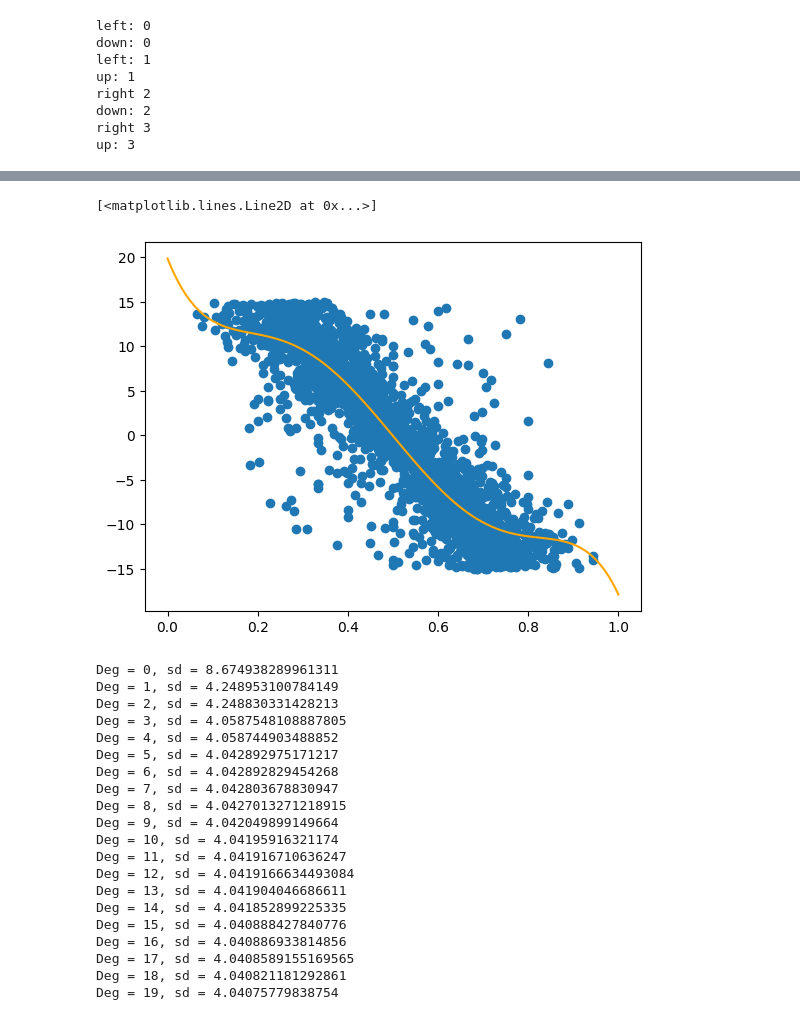
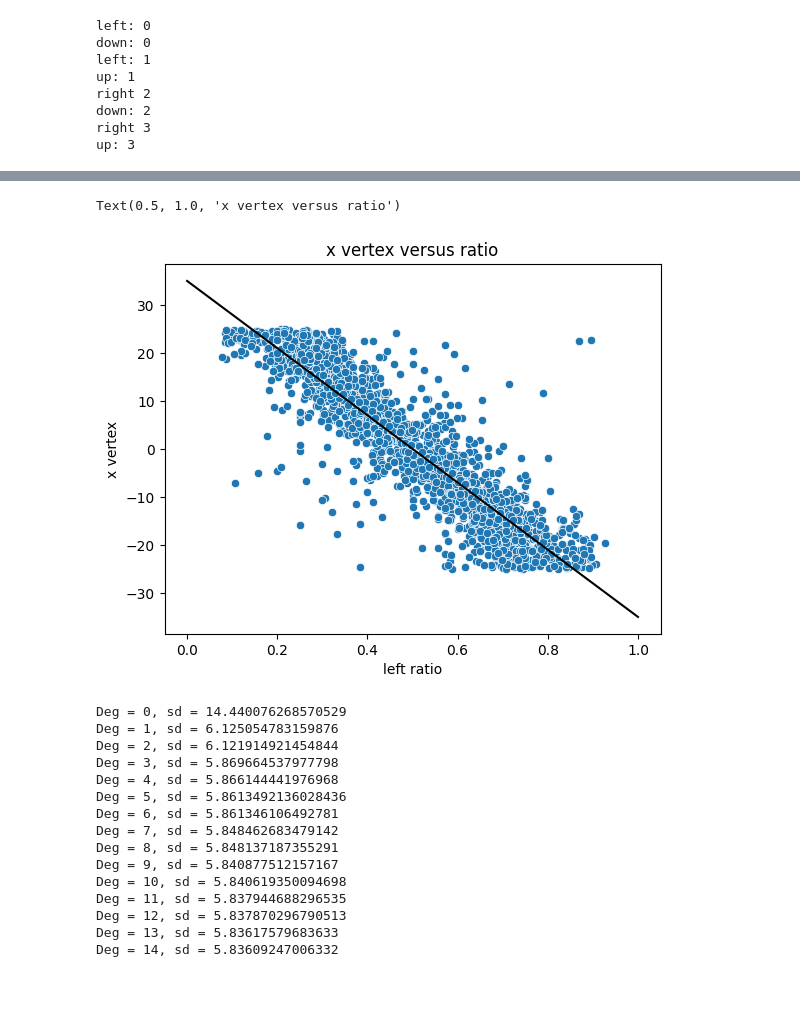
Before and after one commit to dobsonco/Detectors, a Jupyter notebook: processing.ipynb, the cells around one changed output, grey strips where cells are left out. Drawn from its saved outputs; the diff is of its cells as text; code cells hidden in the pictures; blank space fills up the shorter version.

```diff
--- a/processing.ipynb
+++ b/processing.ipynb
@@ -8,7 +8,7 @@ import seaborn as sns
 # %% [markdown]
 ## Read csv
 # %%
-df: pd.DataFrame = pd.read_csv("neutron15x15.csv")
+df: pd.DataFrame = pd.read_csv("neutron25_25.csv")
 df.head()
 # %% [output]
 |  | vx | vy | vz | sci_photons | xpos0 | ypos0 | photons0 | xpos1 | ypos1 | photons1 | ... |
@@ -178,33 +173,31 @@ Text(0.5, 0, 'vy')
 # %%
-p = np.poly1d(np.polyfit(x=left_ratio,y=left['vx'],deg=5))
-plt.scatter(left_ratio,left['vx'])
-plt.plot(np.linspace(0,1,100),p(np.linspace(0,1,100)),c='orange')
+p = np.poly1d(np.polyfit(x=left_ratio,y=left['vx'],deg=1))
+sns.scatterplot(x=left_ratio,y=up['vx'])
+plt.plot(np.linspace(0,1,100),p(np.linspace(0,1,100)),c='black')
+plt.xlabel('left ratio')
+plt.ylabel('x vertex')
+plt.title('x vertex versus ratio')
 # %% [output]
-[<matplotlib.lines.Line2D at 0x...>]
+Text(0.5, 1.0, 'x vertex versus ratio')
-[figure, old version]
+[figure, new version]
 # %%
-for i in range(20):
+for i in range(15):
     p = np.poly1d(np.polyfit(x=left_ratio,y=left['vx'],deg=i))
     pred = p(left_ratio)
     print(f"Deg = {i}, sd = {np.std(pred-left['vx'])}")
 # %% [output]
-Deg = 0, sd = 8.674938289961311
-Deg = 1, sd = 4.248953100784149
-Deg = 2, sd = 4.248830331428213
-Deg = 3, sd = 4.0587548108887805
-Deg = 4, sd = 4.058744903488852
-Deg = 5, sd = 4.042892975171217
-Deg = 6, sd = 4.042892829454268
-Deg = 7, sd = 4.042803678830947
-Deg = 8, sd = 4.0427013271218915
-Deg = 9, sd = 4.042049899149664
-Deg = 10, sd = 4.04195916321174
-Deg = 11, sd = 4.041916710636247
-Deg = 12, sd = 4.0419166634493084
-Deg = 13, sd = 4.041904046686611
-Deg = 14, sd = 4.041852899225335
-Deg = 15, sd = 4.040888427840776
-Deg = 16, sd = 4.040886933814856
-Deg = 17, sd = 4.0408589155169565
-Deg = 18, sd = 4.040821181292861
-Deg = 19, sd = 4.04075779838754
+Deg = 0, sd = 14.440076268570529
+Deg = 1, sd = 6.125054783159876
+Deg = 2, sd = 6.121914921454844
+Deg = 3, sd = 5.869664537977798
+Deg = 4, sd = 5.866144441976968
+Deg = 5, sd = 5.8613492136028436
+Deg = 6, sd = 5.861346106492781
+Deg = 7, sd = 5.848462683479142
+Deg = 8, sd = 5.848137187355291
+Deg = 9, sd = 5.840877512157167
+Deg = 10, sd = 5.840619350094698
+Deg = 11, sd = 5.837944688296535
+Deg = 12, sd = 5.837870296790513
+Deg = 13, sd = 5.83617579683633
+Deg = 14, sd = 5.83609247006332
```
Also changed, not shown: parts of 10 cells of this notebook.
